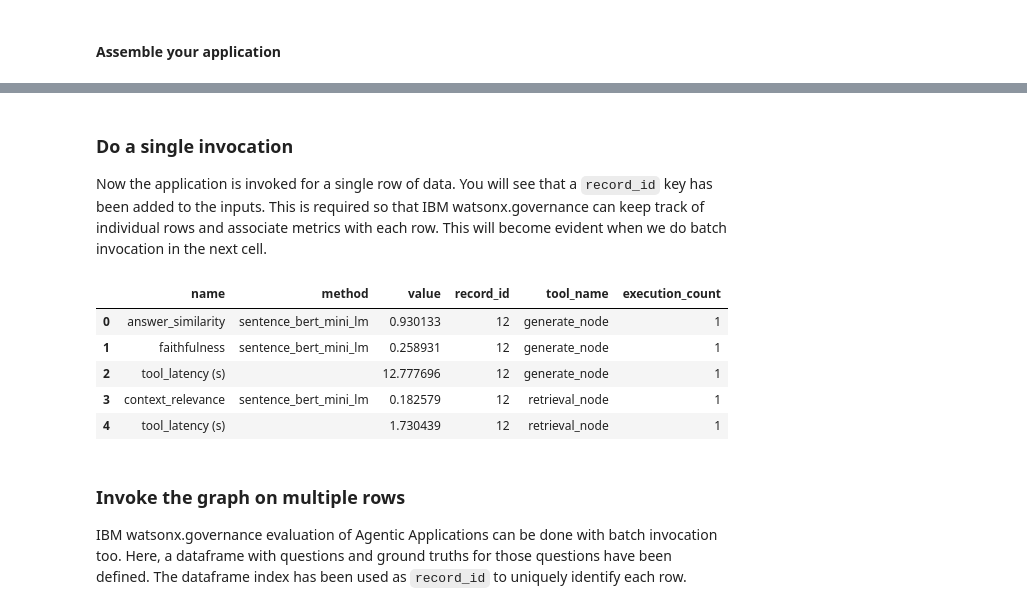
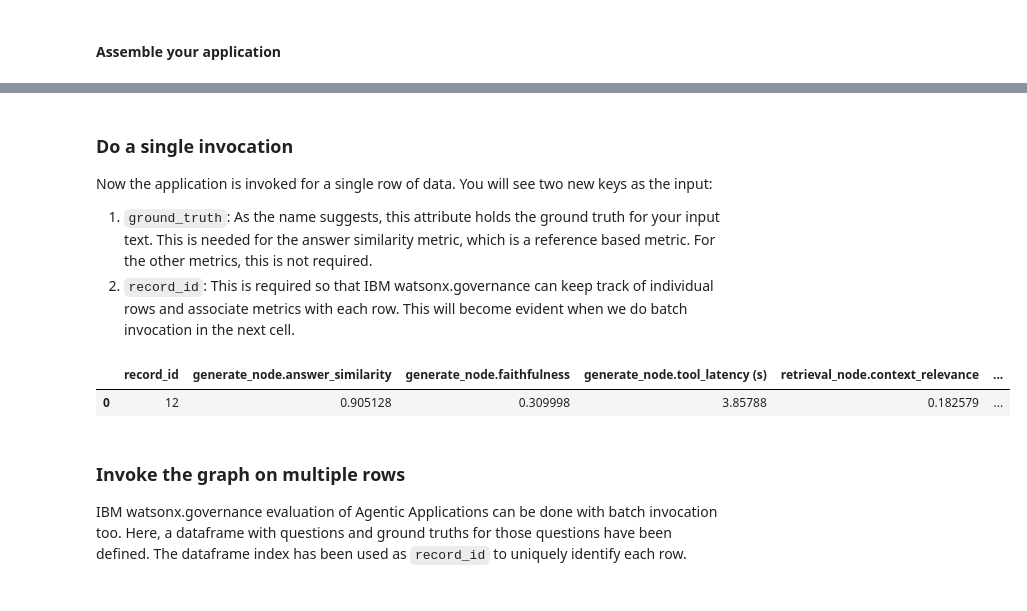
Before and after one commit to IBM/ibm-watsonx-gov, a Jupyter notebook: notebooks/python_sdk/agentic/IBM watsonx governance evaluation with LangGraph.ipynb, the cells around one changed output, grey strips where cells are left out. Saved outputs shown, nothing was run; the diff lists cells and outputs as text; code cells hidden in the pictures.

```diff
--- a/notebooks/python_sdk/agentic/IBM watsonx governance evaluation with LangGraph.ipynb
+++ b/notebooks/python_sdk/agentic/IBM watsonx governance evaluation with LangGraph.ipynb
@@ -172,17 +172,31 @@ display(Image(rag_app.get_graph(xray=True).draw_mermaid_png()))
 # %% [markdown]
 ### Do a single invocation
 
-Now the application is invoked for a single row of data. You will see that a `record_id` key has been added to the inputs. This is required so that IBM watsonx.governance can keep track of individual rows and associate metrics with each row. This will become evident when we do batch invocation in the next cell.
+Now the application is invoked for a single row of data. You will see two new keys as the input:
+1. `ground_truth`: As the name suggests, this attribute holds the ground truth for your input text. This is needed for the answer similarity metric, which is a reference based metric. For the other metrics, this is not required.
+2. `record_id`: This is required so that IBM watsonx.governance can keep track of individual rows and associate metrics with each row. This will become evident when we do batch invocation in the next cell.
 # %%
 result = rag_app.invoke({"input_text": "What is concept drift?", "ground_truth": "Concept drift occurs when the statistical properties of the target variable change over time, causing a machine learning model’s predictions to become less accurate.", "record_id": "12"})
-evaluator.get_metrics_df()
+
+def transform_to_wide_format(df):
+    """Convert the metrics dataframe into wide format"""
+    df["idx"] = df.apply(
+        lambda row: f"{row['tool_name']}.{row['name']}", axis=1
+    )
+
+    # Pivot the table
+    df_wide = df.pivot(
+        index="record_id",
+        columns="idx",
+        values="value"
+    ).reset_index().rename_axis("", axis=1)
+
+    return df_wide
+
+transform_to_wide_format(evaluator.get_metrics_df())
 # %% [output]
-|  | name | method | value | record_id | tool_name | execution_count |
-| 0 | answer_similarity | sentence_bert_mini_lm | 0.930133 | 12 | generate_node | 1 |
-| 1 | faithfulness | sentence_bert_mini_lm | 0.258931 | 12 | generate_node | 1 |
-| 2 | tool_latency (s) |  | 12.777696 | 12 | generate_node | 1 |
-| 3 | context_relevance | sentence_bert_mini_lm | 0.182579 | 12 | retrieval_node | 1 |
-| 4 | tool_latency (s) |  | 1.730439 | 12 | retrieval_node | 1 |
+|  | record_id | generate_node.answer_similarity | generate_node.faithfulness | generate_node.tool_latency (s) | retrieval_node.context_relevance | ... |
+| 0 | 12 | 0.905128 | 0.309998 | 3.85788 | 0.182579 | ... |
 # %% [markdown]
 ### Invoke the graph on multiple rows
 
```
Also changed, not shown: parts of 7 cells of this notebook.
